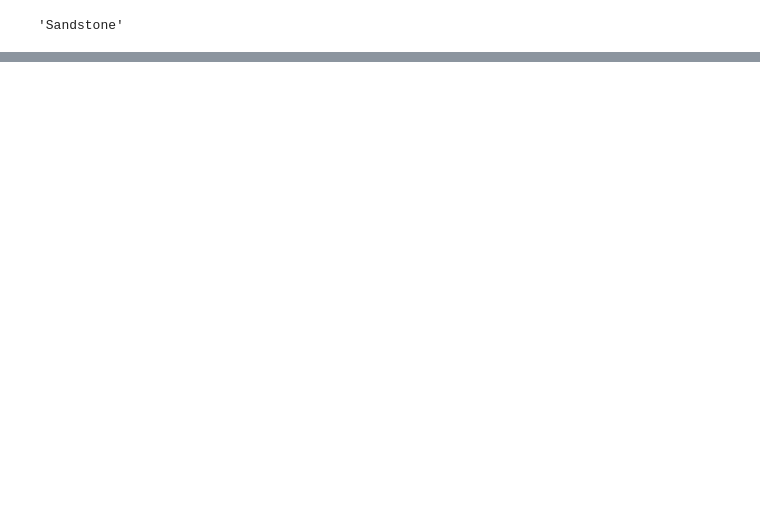
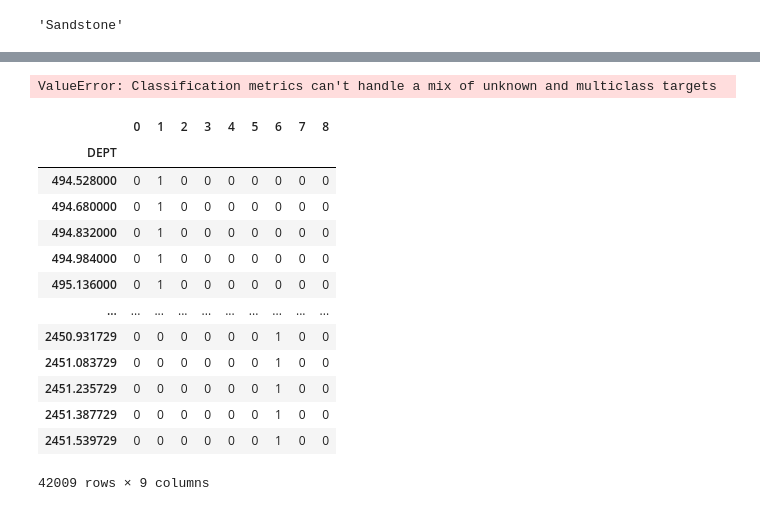
Before and after one commit to EmmanuelAjibokun/Exploring-Petroleum-Well-log-data, a Jupyter notebook: modelling/Lithofacies_Classifier.ipynb, the cells around one changed output, grey strips where cells are left out. Cells and saved outputs as stored; diff of their text form; code cells hidden in the pictures; blank space fills up the shorter version.

Commit message:
encoded FORCE_2020_LITHOFACIES_LITHOLOGY column

```diff
--- a/modelling/Lithofacies_Classifier.ipynb
+++ b/modelling/Lithofacies_Classifier.ipynb
@@ -640,0 +586,2 @@ X_train = merged_df.drop("")
+# %%
+merged_df["FORCE_2020_LITHOFACIES_LITHOLOGY"] = merged_df["FORCE_2020_LITHOFACIES_LITHOLOGY"].astype("Int64")
@@ -640,0 +702,22 @@ X_train = merged_df.drop("")
+# %%
+model.score(X_test, y_test)
+# %% [output]
+ValueError: Classification metrics can't handle a mix of unknown and multiclass targets
+# %%
+dummies = pd.get_dummies(merged_df["FORCE_2020_LITHOFACIES_LITHOLOGY"])
+dummies
+# %% [output]
+|  | 0 | 1 | 2 | 3 | 4 | 5 | 6 | 7 | 8 |
+| DEPT |  |  |  |  |  |  |  |  |  |
+| 494.528000 | 0 | 1 | 0 | 0 | 0 | 0 | 0 | 0 | 0 |
+| 494.680000 | 0 | 1 | 0 | 0 | 0 | 0 | 0 | 0 | 0 |
+| 494.832000 | 0 | 1 | 0 | 0 | 0 | 0 | 0 | 0 | 0 |
+| 494.984000 | 0 | 1 | 0 | 0 | 0 | 0 | 0 | 0 | 0 |
+| 495.136000 | 0 | 1 | 0 | 0 | 0 | 0 | 0 | 0 | 0 |
+| ... | ... | ... | ... | ... | ... | ... | ... | ... | ... |
+| 2450.931729 | 0 | 0 | 0 | 0 | 0 | 0 | 1 | 0 | 0 |
+| 2451.083729 | 0 | 0 | 0 | 0 | 0 | 0 | 1 | 0 | 0 |
+| 2451.235729 | 0 | 0 | 0 | 0 | 0 | 0 | 1 | 0 | 0 |
+| 2451.387729 | 0 | 0 | 0 | 0 | 0 | 0 | 1 | 0 | 0 |
+| 2451.539729 | 0 | 0 | 0 | 0 | 0 | 0 | 1 | 0 | 0 |
+42009 rows × 9 columns
```
Also changed, not shown: parts of 56 cells of this notebook.
